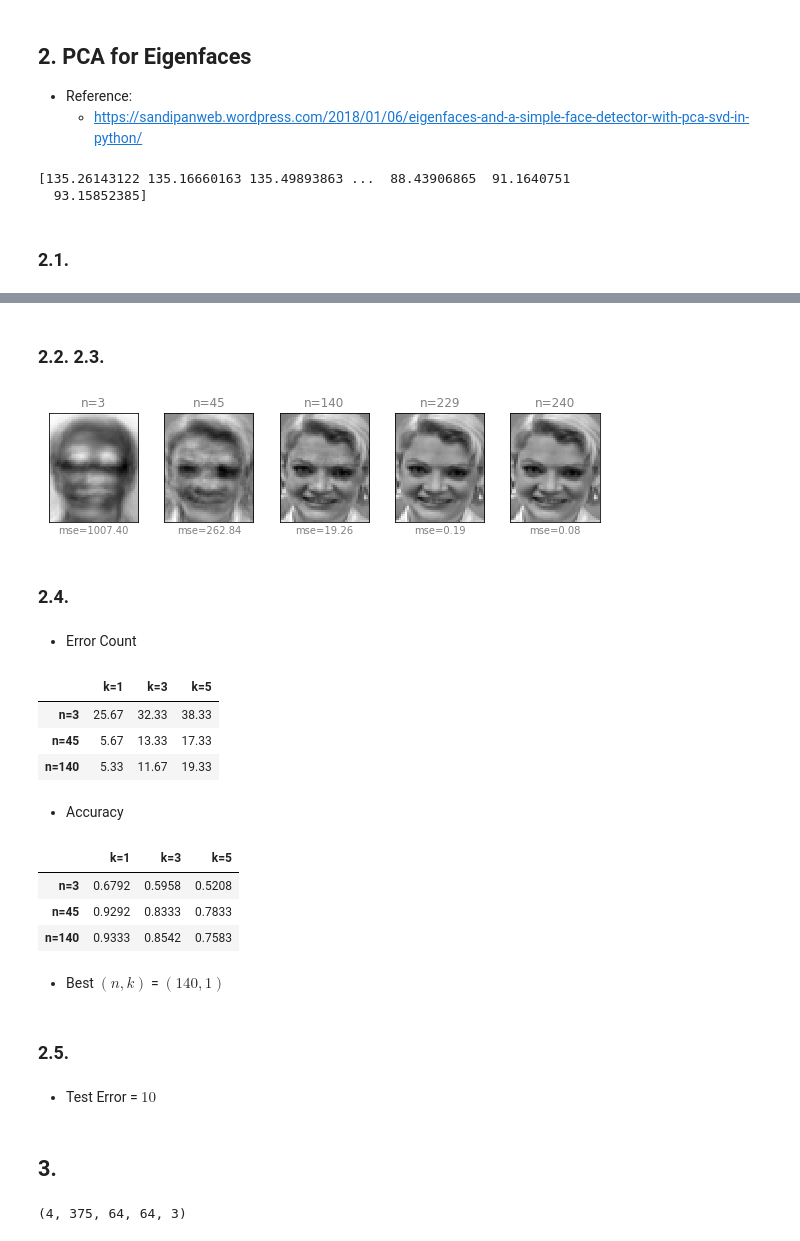
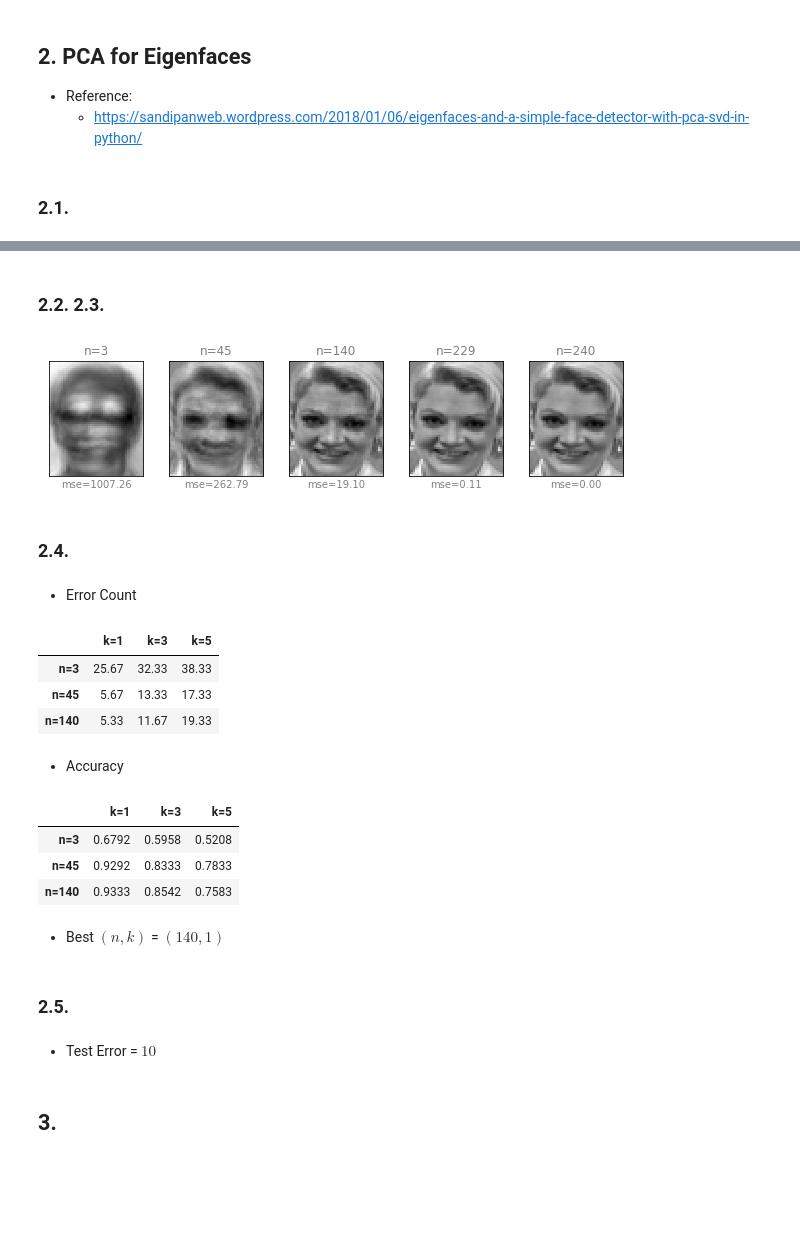
Before and after one commit to qhan1028/Deep-Learning-for-Computer-Vision, a Jupyter notebook: hw1/hw1.ipynb, the cells around one changed output, grey strips where cells are left out. Cells and saved outputs as stored; diff of their text form; code cells hidden in the pictures; blank space fills up the shorter version.

```diff
--- a/hw1/hw1.ipynb
+++ b/hw1/hw1.ipynb
@@ -19,6 +18,6 @@ plt.subplots_adjust(top=0.9, bottom=0.1, left=0.1, right=0.9, hspace=0.25, wspac
 size_unit = 2
 # %%
-def p2_preprocess(dirpath='p2_data', n_persons=40, n_images=10, n_train=6, n_test=4, shuffle=False):
+def p2_read(dirpath='p2_data', n_persons=40, n_images=10, n_train=6, n_test=4, shuffle=False):
     # read images
     person_imgs, person_clss = [], []
     for i in range(n_persons):
@@ -65,10 +64,6 @@ def p2(person_imgs_train, person_clss_train, person_imgs_test, person_clss_test,
     XT_raw = person_imgs_train.reshape((n_persons * n_images, -1))
     XT, XT_mean, VT = pca(XT_raw)
     Y = person_clss_train.flatten()
-
-    #print(VT[:20].T)
-    PT = np.dot(XT, VT[:3].T)
-    print(np.dot(PT, VT[:3])[0] + XT_mean)
 
     display(Markdown('### 2.1.'))
     rows, cols = 1, 5
@@ -82,6 +77,7 @@ def p2(person_imgs_train, person_clss_train, person_imgs_test, person_clss_test,
             ax[i].imshow(VT[i-1].reshape((h, w)))
             ax[i].set_title("Eigenface {:d}".format(i))
 
+    plt.subplots_adjust(top=0.9, bottom=0.1, left=0.1, right=0.9, hspace=0.25, wspace=0.25)
     plt.setp(ax, xticks=[], yticks=[]); plt.show()
 
     # test 100 eigenfaces
@@ -94,6 +90,7 @@ def p2(person_imgs_train, person_clss_train, person_imgs_test, person_clss_test,
             ax[r, c].imshow(VT[i].reshape((h, w)))
             ax[r, c].set_title("{:d}".format(i + 1))
 
+        plt.subplots_adjust(top=0.9, bottom=0.1, left=0.1, right=0.9, hspace=0.25, wspace=0.25)
         plt.setp(ax, xticks=[], yticks=[]); plt.show()
 
     display(Markdown('### 2.2. 2.3.'))
@@ -110,6 +107,7 @@ def p2(person_imgs_train, person_clss_train, person_imgs_test, person_clss_test,
         ax[i].set_title("n={:d}".format(n))
         ax[i].set_xlabel('mse={:.2f}'.format(mse))
 
+    plt.subplots_adjust(top=0.9, bottom=0.1, left=0.1, right=0.9, hspace=0.25, wspace=0.25)
     plt.setp(ax, xticks=[], yticks=[]); plt.show()
 
     display(Markdown('### 2.4.'))
@@ -172,21 +170,19 @@ def p2(person_imgs_train, person_clss_train, person_imgs_test, person_clss_test,
 # %%
 p2_config = {
     'dirpath': 'p2_data',
     'n_persons': 40,
     'n_images': 10,
     'n_train': 6,
     'n_test': 4,
     'shuffle': False
 }
 
-p2(*p2_preprocess(**p2_config), test=False)
+p2(*p2_read(**p2_config), test=False)
 # %% [output]
-[135.26143122 135.16660163 135.49893863 ...  88.43906865  91.1640751
-  93.15852385]
 ### 2.1.
 [figure]
 ### 2.2. 2.3.
-[figure, old version]
+[figure, new version]
 ### 2.4.
 * Error Count
 |  | k=1 | k=3 | k=5 |
@@ -251,6 +227,0 @@ def p3_preprocess(X_train, X_test, Y_train, Y_test):
-# %%
-train_imgs, test_imgs, train_clss, test_clss, clss_names = p3_read()
-
-print(train_imgs.shape)
-# %% [output]
-(4, 375, 64, 64, 3)
```
Also changed, not shown: parts of 7 cells of this notebook.
